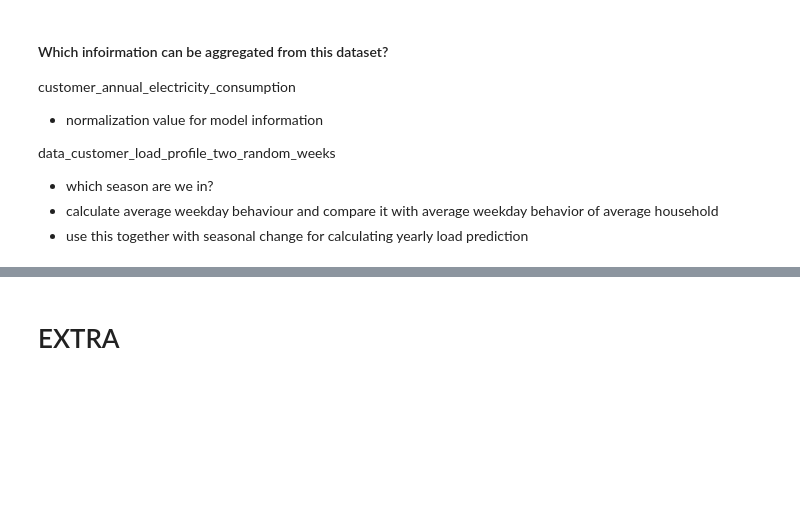
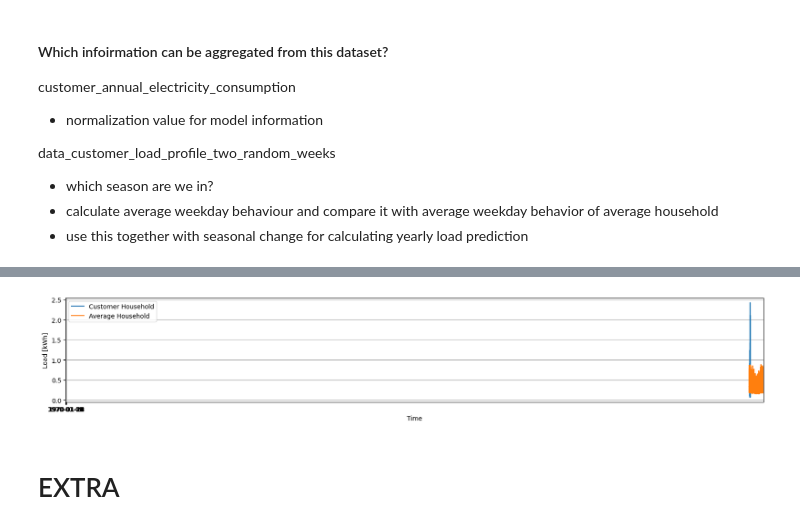
Before and after one commit to reschol/wattWise, a Jupyter notebook: load_profile_prediciton.ipynb, the cells around one changed output, grey strips where cells are left out. Saved outputs shown, nothing was run; the diff lists cells and outputs as text; code cells hidden in the pictures; blank space fills up the shorter version.

```diff
--- a/load_profile_prediciton.ipynb
+++ b/load_profile_prediciton.ipynb
@@ -126,9 +143,14 @@ average_hh_load_profile.columns = ['mean', 'std_dev']
 sum = 0
 for i in average_hh_load_profile['mean']:
     sum += i
-
 print(sum)
 
+
+#add Weekend/Work-Day information to the average load profile
+average_hh_load_profile['Weekday'] = average_hh_load_profile.index.weekday
+average_hh_load_profile['Weekday'] = average_hh_load_profile['Weekday'].apply(lambda x: ['Monday', 'Tuesday', 'Wednesday', 'Thursday', 'Friday', 'Saturday', 'Sunday'][x])
+average_hh_load_profile['DayType'] = average_hh_load_profile['Weekday'].apply(lambda x: 'Workday' if x in ['Monday', 'Tuesday', 'Wednesday', 'Thursday', 'Friday'] else 'Weekend')
+average_hh_load_profile['Hour'] = average_hh_load_profile.index.hour
 
 # Plot for two weeks in January and mark grey if day is weekend
 fig, ax = plt.subplots(figsize=(20, 3))
@@ -415,4 +432,11 @@ print(type(customer_household_data))
 # %%
+# add column with the specific weekday and hour to the customer_household_data
 customer_household_data = customer_household_data.to_frame(name='Load')
 customer_household_data['Weekday'] = customer_household_data.index.weekday
-customer_household_data['Weekday'] = customer_household_data['Weekday'].apply(lambda x: ['Monday', 'Tuesday', 'Wednesday', 'Thursday', 'Friday', 'Saturday', 'Sunday'][x])
+customer_household_data['Weekday'] = customer_household_data['Weekday'].apply(
+    lambda x: ['Monday', 'Tuesday', 'Wednesday', 'Thursday', 'Friday', 'Saturday', 'Sunday'][x]
+)
+customer_household_data['DayType'] = customer_household_data['Weekday'].apply(
+    lambda x: 'Workday' if x in ['Monday', 'Tuesday', 'Wednesday', 'Thursday', 'Friday'] else 'Weekend'
+)
+customer_household_data['Hour'] = customer_household_data.index.hour
@@ -419,3 +672,15 @@ customer_household_data['Weekday'] = customer_household_data['Weekday'].apply(la
+# %%
+plt.figure(figsize=(20, 3))
+plt.plot(customer_household_data.index, customer_household_data['Load'], label='Customer Household')
+plt.plot(average_hh_load_profile.index, average_hh_load_profile['mean'], label='Average Household')
+plt.xlabel('Time')
+plt.xticks(range(0, 24, 1))
+plt.ylabel('Load [kWh]')
+plt.legend()
+plt.grid(True)
+plt.show()
+# %% [output]
+[figure, added]
 # %% [markdown]
 # EXTRA
 # %% [markdown]
```
Also changed, not shown: parts of 11 cells of this notebook.
